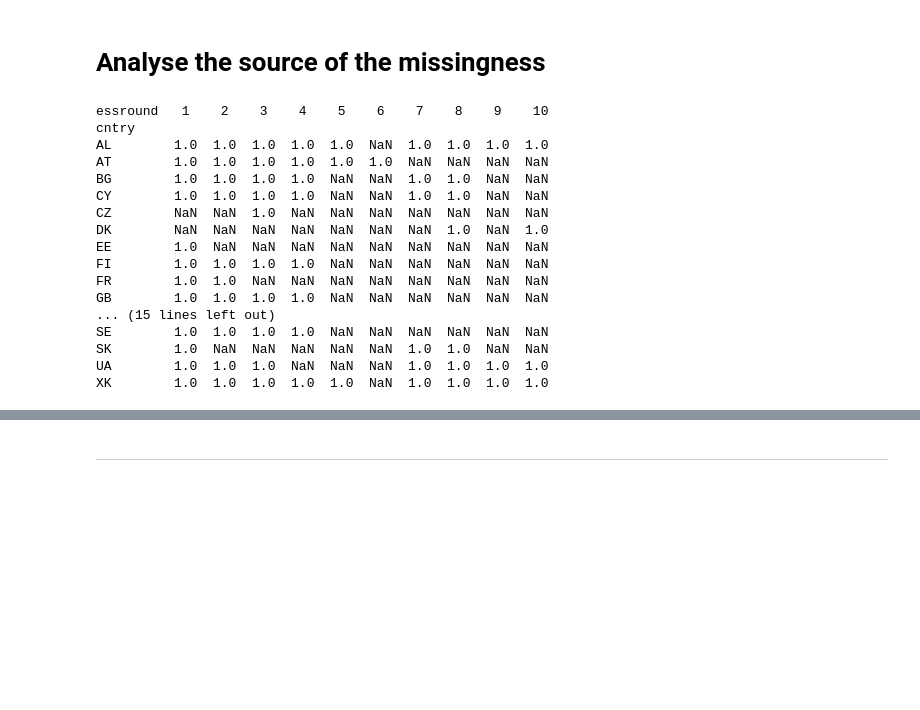
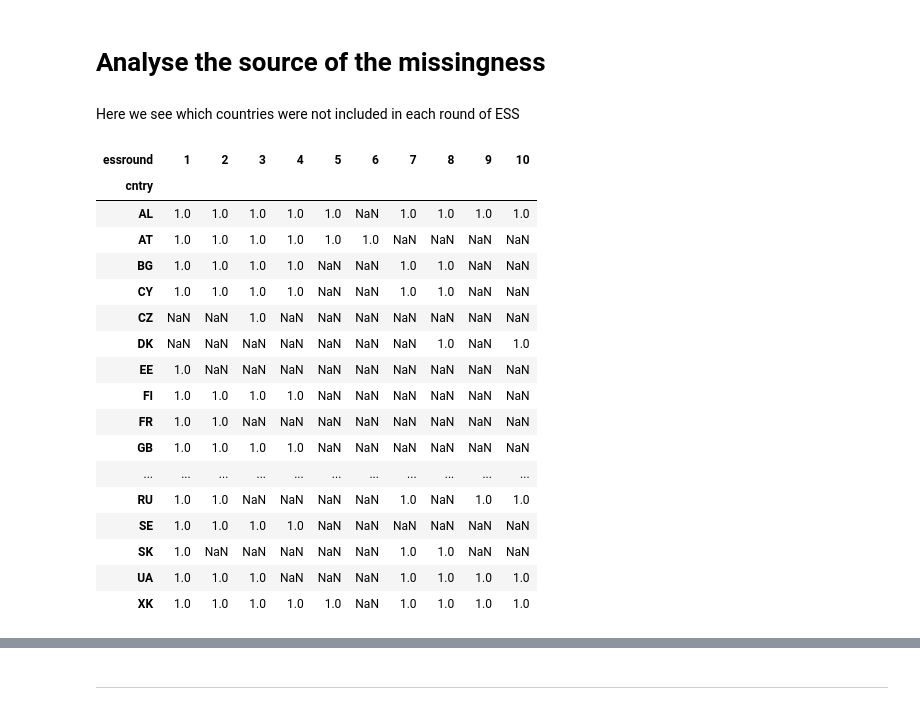
Before and after one commit to WouterBakker/thesis_econometrics, a Jupyter notebook: Python/ESS_pseudo_panel_analysis.ipynb, the cells around one changed output, grey strips where cells are left out. Drawn from its saved outputs; the diff is of its cells as text; code cells hidden in the pictures; blank space fills up the shorter version.

```diff
--- a/Python/ESS_pseudo_panel_analysis.ipynb
+++ b/Python/ESS_pseudo_panel_analysis.ipynb
@@ -196,6 +207,16 @@ dtype: float64
 ----------------------
 # %% [markdown]
 # Analyse the source of the missingness
+# %%
+# Functions
+from IPython.display import display, HTML
+# Function to display scrollable DataFrame
+def display_scrollable_dataframe(df, max_height=200, max_width=1000):
+    display(HTML(f"""
+    <div style="max-height: {max_height}px; max-width: {max_width}px; overflow-y: scroll; overflow-x: auto;">
+        {df.to_html()}
+    </div>
+    """))
 # %%
 # Step 1: Create a binary indicator for missingness
 full_pseudo_df['is_missing'] = full_pseudo_df[variables_of_interest].isnull().any(axis=1).astype(int)
@@ -208,34 +226,39 @@ grouped_country_round = full_pseudo_df.groupby(['cntry', 'essround'])['is_missin
+# %% [markdown]
+Here we see which countries were not included in each round of ESS
 # %%
 # Group the data by country and ESS round
 grouped_country_round = full_pseudo_df.groupby(['cntry', 'essround'])['is_missing'].mean().reset_index()
 
 # Create a pivot table where each row is a country and each column is an ESS round
 pivot_missing_country_round = grouped_country_round.pivot_table(index='cntry', columns='essround', values='is_missing')
 
 # Step 2: Identify countries with entire rounds missing (i.e., all cohorts missing for a given round)
 # If a value is 1 for an entire column, it means that the round is completely missing for that country
 fully_missing_rounds = pivot_missing_country_round[pivot_missing_country_round == 1].dropna(how='all')
 
 # Display the countries and ESS rounds with complete missingness
-print(fully_missing_rounds)
+# print(fully_missing_rounds)
+
+display_scrollable_dataframe(fully_missing_rounds)
 # %% [output]
-essround   1    2    3    4    5    6    7    8    9    10
-cntry
-AL        1.0  1.0  1.0  1.0  1.0  NaN  1.0  1.0  1.0  1.0
-AT        1.0  1.0  1.0  1.0  1.0  1.0  NaN  NaN  NaN  NaN
-BG        1.0  1.0  1.0  1.0  NaN  NaN  1.0  1.0  NaN  NaN
-CY        1.0  1.0  1.0  1.0  NaN  NaN  1.0  1.0  NaN  NaN
-CZ        NaN  NaN  1.0  NaN  NaN  NaN  NaN  NaN  NaN  NaN
-DK        NaN  NaN  NaN  NaN  NaN  NaN  NaN  1.0  NaN  1.0
-EE        1.0  NaN  NaN  NaN  NaN  NaN  NaN  NaN  NaN  NaN
-FI        1.0  1.0  1.0  1.0  NaN  NaN  NaN  NaN  NaN  NaN
-FR        1.0  1.0  NaN  NaN  NaN  NaN  NaN  NaN  NaN  NaN
-GB        1.0  1.0  1.0  1.0  NaN  NaN  NaN  NaN  NaN  NaN
-... (15 lines left out)
-SE        1.0  1.0  1.0  1.0  NaN  NaN  NaN  NaN  NaN  NaN
-SK        1.0  NaN  NaN  NaN  NaN  NaN  1.0  1.0  NaN  NaN
-UA        1.0  1.0  1.0  NaN  NaN  NaN  1.0  1.0  1.0  1.0
-XK        1.0  1.0  1.0  1.0  1.0  NaN  1.0  1.0  1.0  1.0
+| essround | 1 | 2 | 3 | 4 | 5 | 6 | 7 | 8 | 9 | 10 |
+| cntry |  |  |  |  |  |  |  |  |  |  |
+| AL | 1.0 | 1.0 | 1.0 | 1.0 | 1.0 | NaN | 1.0 | 1.0 | 1.0 | 1.0 |
+| AT | 1.0 | 1.0 | 1.0 | 1.0 | 1.0 | 1.0 | NaN | NaN | NaN | NaN |
+| BG | 1.0 | 1.0 | 1.0 | 1.0 | NaN | NaN | 1.0 | 1.0 | NaN | NaN |
+| CY | 1.0 | 1.0 | 1.0 | 1.0 | NaN | NaN | 1.0 | 1.0 | NaN | NaN |
+| CZ | NaN | NaN | 1.0 | NaN | NaN | NaN | NaN | NaN | NaN | NaN |
+| DK | NaN | NaN | NaN | NaN | NaN | NaN | NaN | 1.0 | NaN | 1.0 |
+| EE | 1.0 | NaN | NaN | NaN | NaN | NaN | NaN | NaN | NaN | NaN |
+| FI | 1.0 | 1.0 | 1.0 | 1.0 | NaN | NaN | NaN | NaN | NaN | NaN |
+| FR | 1.0 | 1.0 | NaN | NaN | NaN | NaN | NaN | NaN | NaN | NaN |
+| GB | 1.0 | 1.0 | 1.0 | 1.0 | NaN | NaN | NaN | NaN | NaN | NaN |
+| ... | ... | ... | ... | ... | ... | ... | ... | ... | ... | ... |
+| RU | 1.0 | 1.0 | NaN | NaN | NaN | NaN | 1.0 | NaN | 1.0 | 1.0 |
+| SE | 1.0 | 1.0 | 1.0 | 1.0 | NaN | NaN | NaN | NaN | NaN | NaN |
+| SK | 1.0 | NaN | NaN | NaN | NaN | NaN | 1.0 | 1.0 | NaN | NaN |
+| UA | 1.0 | 1.0 | 1.0 | NaN | NaN | NaN | 1.0 | 1.0 | 1.0 | 1.0 |
+| XK | 1.0 | 1.0 | 1.0 | 1.0 | 1.0 | NaN | 1.0 | 1.0 | 1.0 | 1.0 |
 # %%
 # Step 2: Aggregate missingness by each cohort (grouping variables excluding 'essround')
 missing_by_cohort = full_pseudo_df.groupby(grouping_variables)['is_missing'].mean().reset_index()
```
Also changed, not shown: parts of 22 cells of this notebook, 5 other files.
